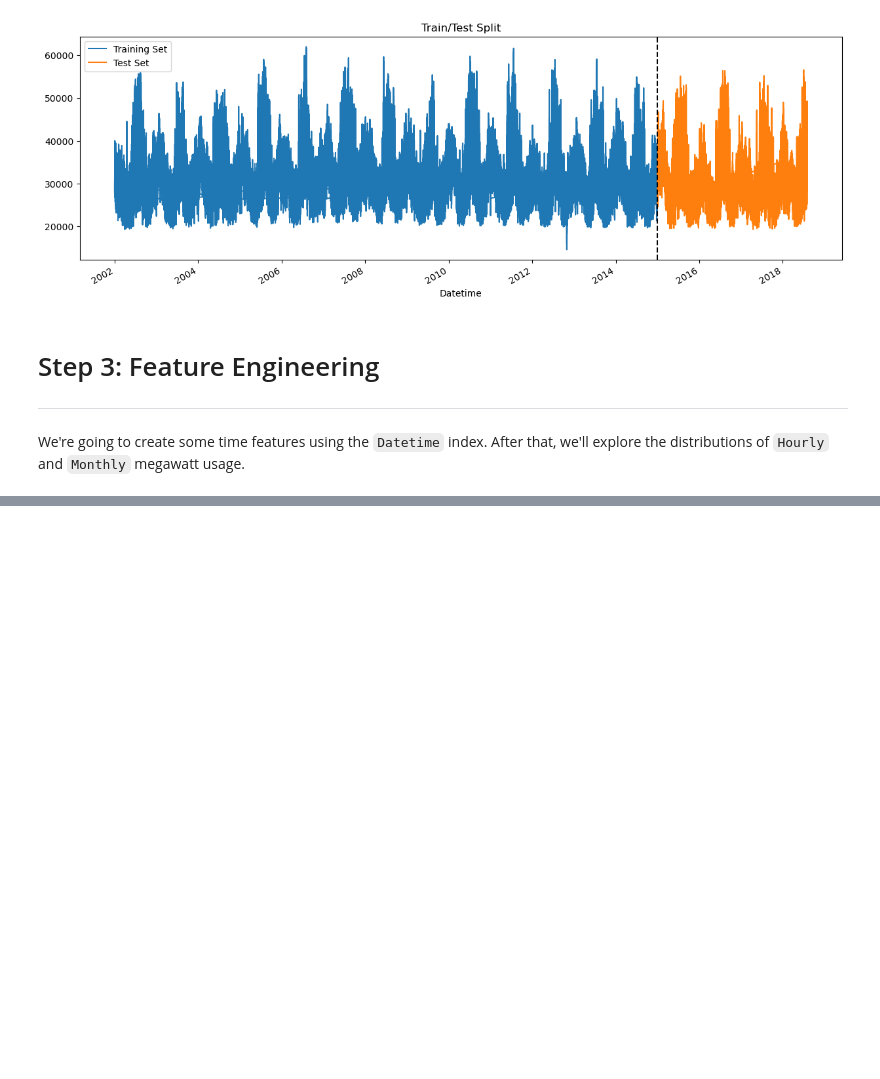
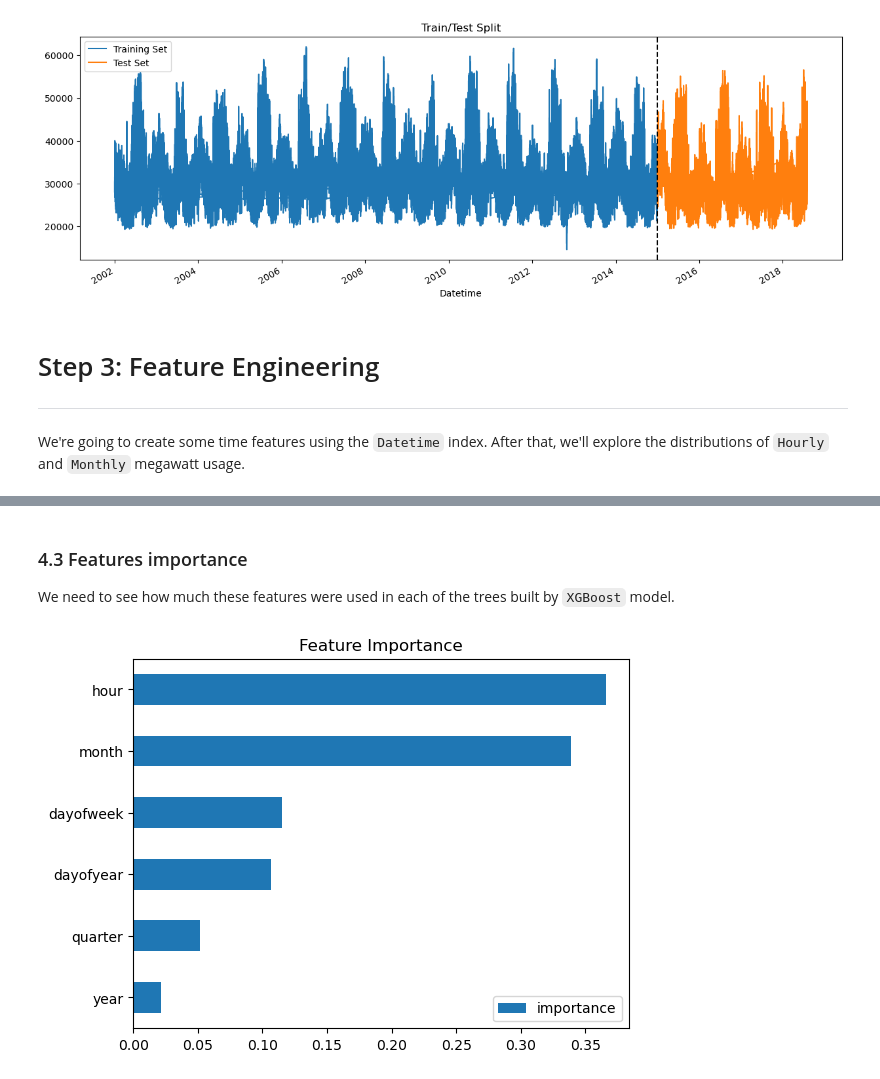
Before and after one commit to codeniharika/EnergyPulse-Forecast, a Jupyter notebook: main.ipynb, the cells around one changed output, grey strips where cells are left out. Cells and saved outputs as stored; diff of their text form; code cells hidden in the pictures; blank space fills up the shorter version.

```diff
--- a/main.ipynb
+++ b/main.ipynb
@@ -103,0 +114,13 @@ KeyError: 'month'
+# %%
+# preprocessing
+train = create_features(train)
+test = create_features(test)
+
+features = ['dayofyear', 'hour', 'dayofweek', 'quarter', 'month', 'year']
+target = 'PJME_MW'
+
+X_train = train[features]
+y_train = train[target]
+
+X_test = test[features]
+y_test = test[target]
@@ -103,0 +129,15 @@ KeyError: 'month'
+# %%
+import xgboost as xgb
+from sklearn.metrics import mean_squared_error
+
+# build the regression model
+reg = xgb.XGBRegressor(base_score=0.5, booster='gbtree',
+                       n_estimators=1500,  # Increased the number of estimators
+                       early_stopping_rounds=100,  # More early stopping rounds
+                       objective='reg:squarederror',  # Changed to squarederror
+                       max_depth=5,  # Increased max_depth
+                       learning_rate=0.05)  # Adjusted learning rate
+
+reg.fit(X_train, y_train,
+        eval_set=[(X_train, y_train), (X_test, y_test)],
+        verbose=100)
@@ -103,0 +159,11 @@ KeyError: 'month'
+# %% [markdown]
+### 4.3 Features importance
+We need to see how much these features were used in each of the trees built by `XGBoost` model.
+# %%
+fi = pd.DataFrame(data=reg.feature_importances_,
+             index=reg.feature_names_in_,
+             columns=['importance'])
+fi.sort_values('importance').plot(kind='barh', title='Feature Importance')
+plt.show()
+# %% [output]
+[figure, added]
```
Also changed, not shown: parts of 11 cells of this notebook.
